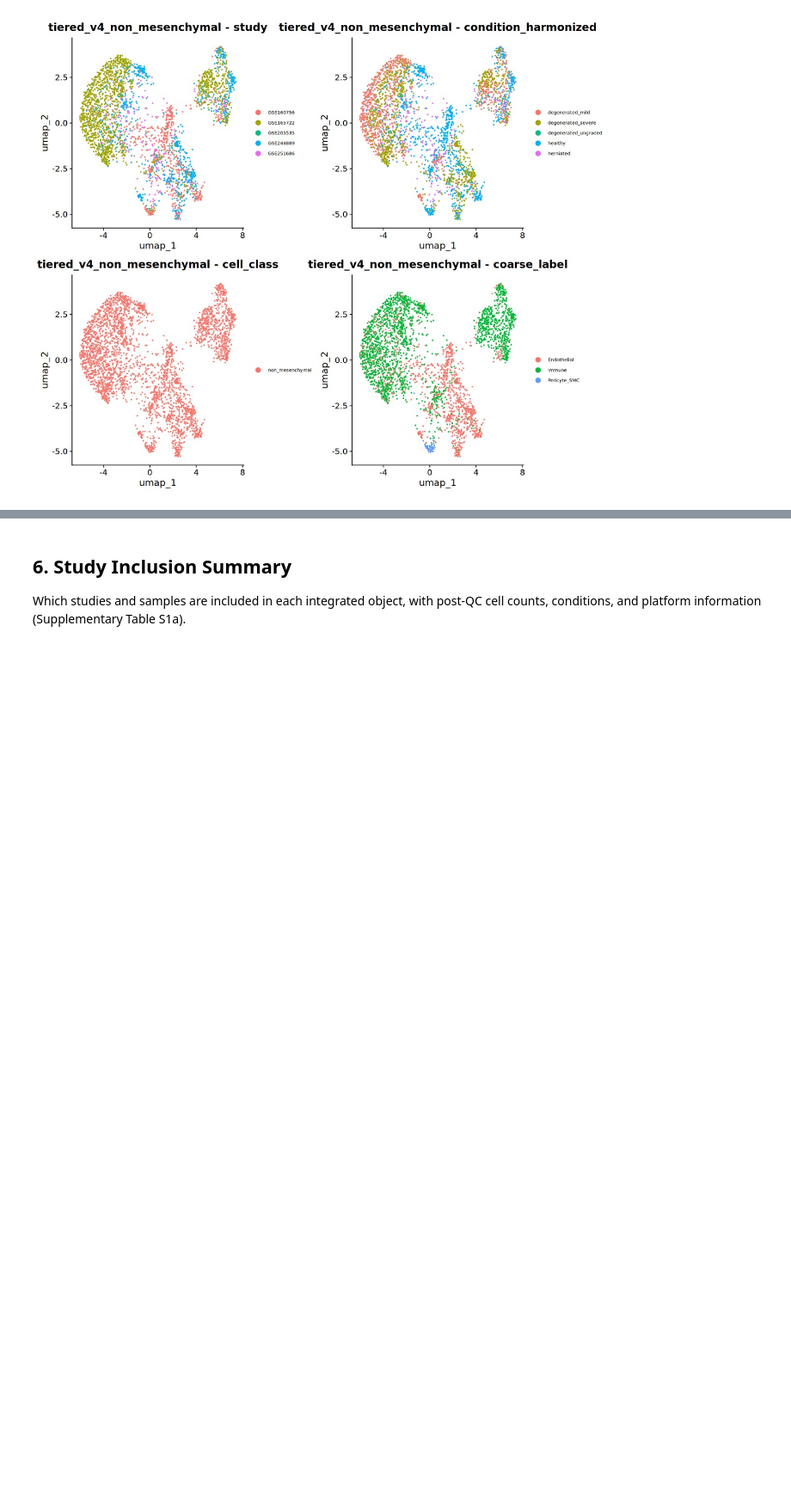
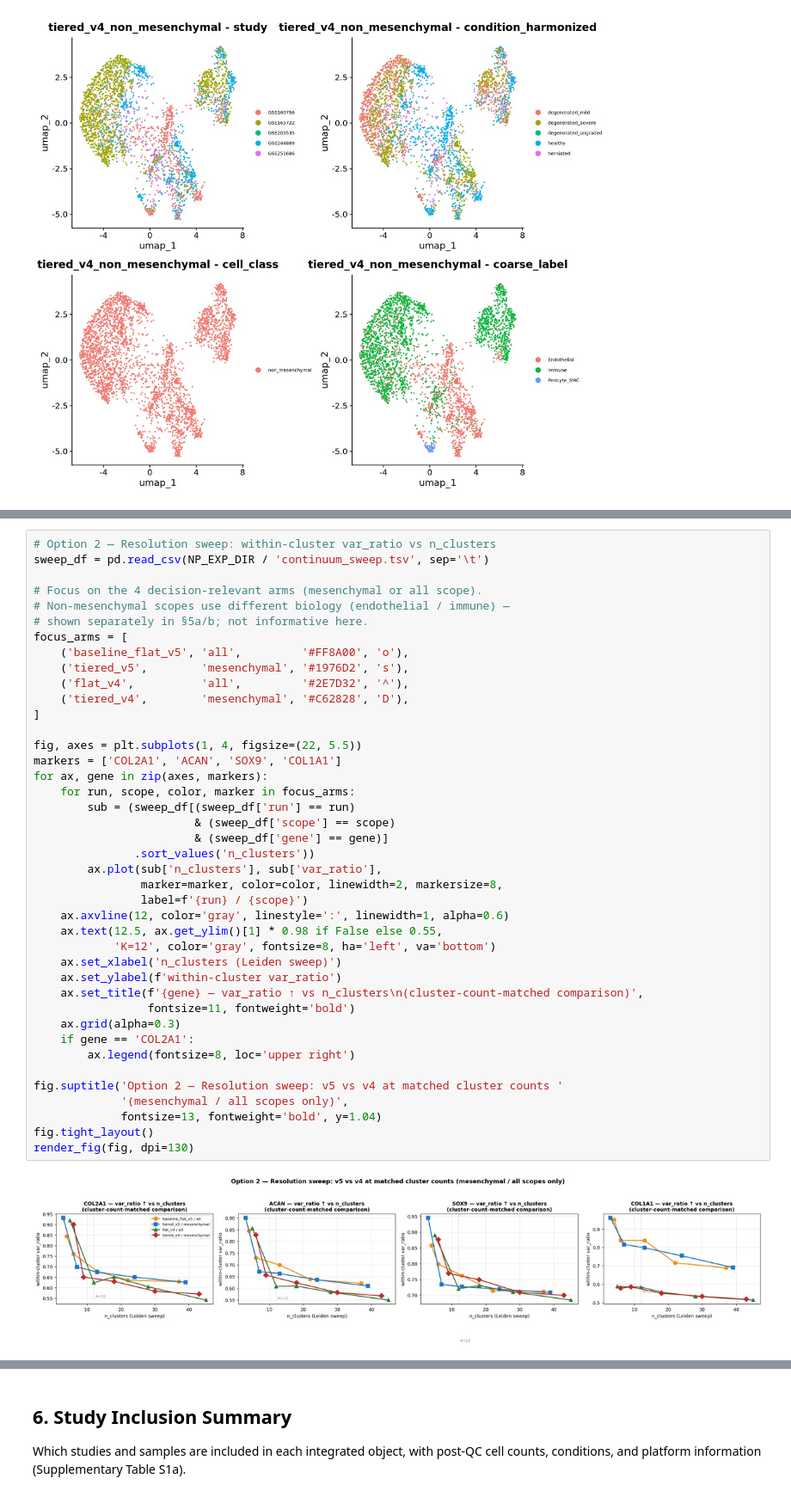
Before and after one commit to SuLab/lotz-ivd, a Jupyter notebook: notebooks/05_integration.ipynb, the cells around one changed output, grey strips where cells are left out. Shown at 86% size. Drawn from its saved outputs; the diff is of its cells as text; blank space fills up the shorter version.

```diff
--- a/notebooks/05_integration.ipynb
+++ b/notebooks/05_integration.ipynb
@@ -503 +563,44 @@ show_np_experiment_umap(
+# %%
+# Option 2 — Resolution sweep: within-cluster var_ratio vs n_clusters
+sweep_df = pd.read_csv(NP_EXP_DIR / 'continuum_sweep.tsv', sep='\t')
+
+# Focus on the 4 decision-relevant arms (mesenchymal or all scope).
+# Non-mesenchymal scopes use different biology (endothelial / immune) —
+# shown separately in §5a/b; not informative here.
+focus_arms = [
+    ('baseline_flat_v5', 'all',         '#FF8A00', 'o'),
+    ('tiered_v5',        'mesenchymal', '#1976D2', 's'),
+    ('flat_v4',          'all',         '#2E7D32', '^'),
+    ('tiered_v4',        'mesenchymal', '#C62828', 'D'),
+]
+
+fig, axes = plt.subplots(1, 4, figsize=(22, 5.5))
+markers = ['COL2A1', 'ACAN', 'SOX9', 'COL1A1']
+for ax, gene in zip(axes, markers):
+    for run, scope, color, marker in focus_arms:
+        sub = (sweep_df[(sweep_df['run'] == run)
+                        & (sweep_df['scope'] == scope)
+                        & (sweep_df['gene'] == gene)]
+               .sort_values('n_clusters'))
+        ax.plot(sub['n_clusters'], sub['var_ratio'],
+                marker=marker, color=color, linewidth=2, markersize=8,
+                label=f'{run} / {scope}')
+    ax.axvline(12, color='gray', linestyle=':', linewidth=1, alpha=0.6)
+    ax.text(12.5, ax.get_ylim()[1] * 0.98 if False else 0.55,
+            'K=12', color='gray', fontsize=8, ha='left', va='bottom')
+    ax.set_xlabel('n_clusters (Leiden sweep)')
+    ax.set_ylabel(f'within-cluster var_ratio')
+    ax.set_title(f'{gene} — var_ratio ↑ vs n_clusters\n(cluster-count-matched comparison)',
+                 fontsize=11, fontweight='bold')
+    ax.grid(alpha=0.3)
+    if gene == 'COL2A1':
+        ax.legend(fontsize=8, loc='upper right')
+
+fig.suptitle('Option 2 — Resolution sweep: v5 vs v4 at matched cluster counts '
+             '(mesenchymal / all scopes only)',
+             fontsize=13, fontweight='bold', y=1.04)
+fig.tight_layout()
+render_fig(fig, dpi=130)
+# %% [output]
+[figure, added]
 # %% [markdown]
```
Also changed, not shown: parts of 3 cells of this notebook, 1 other file.
